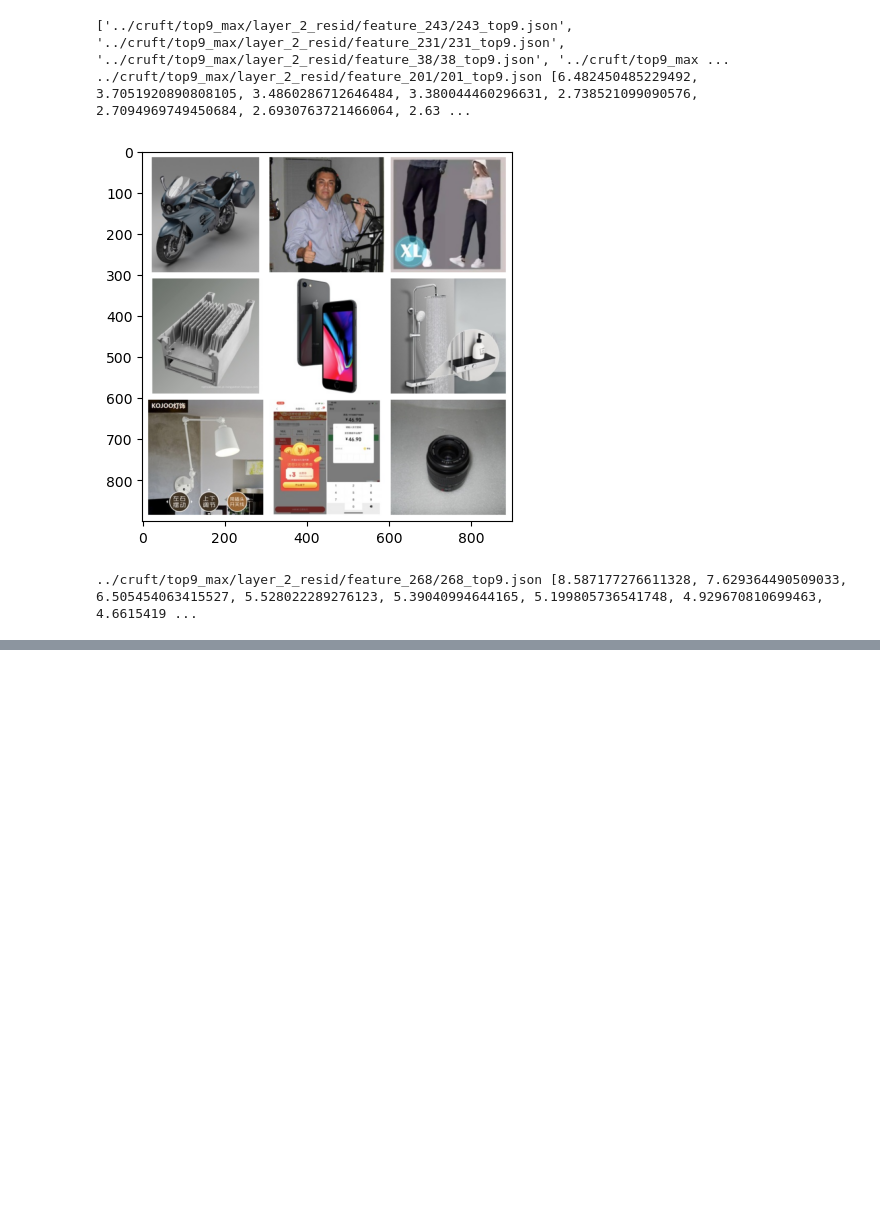
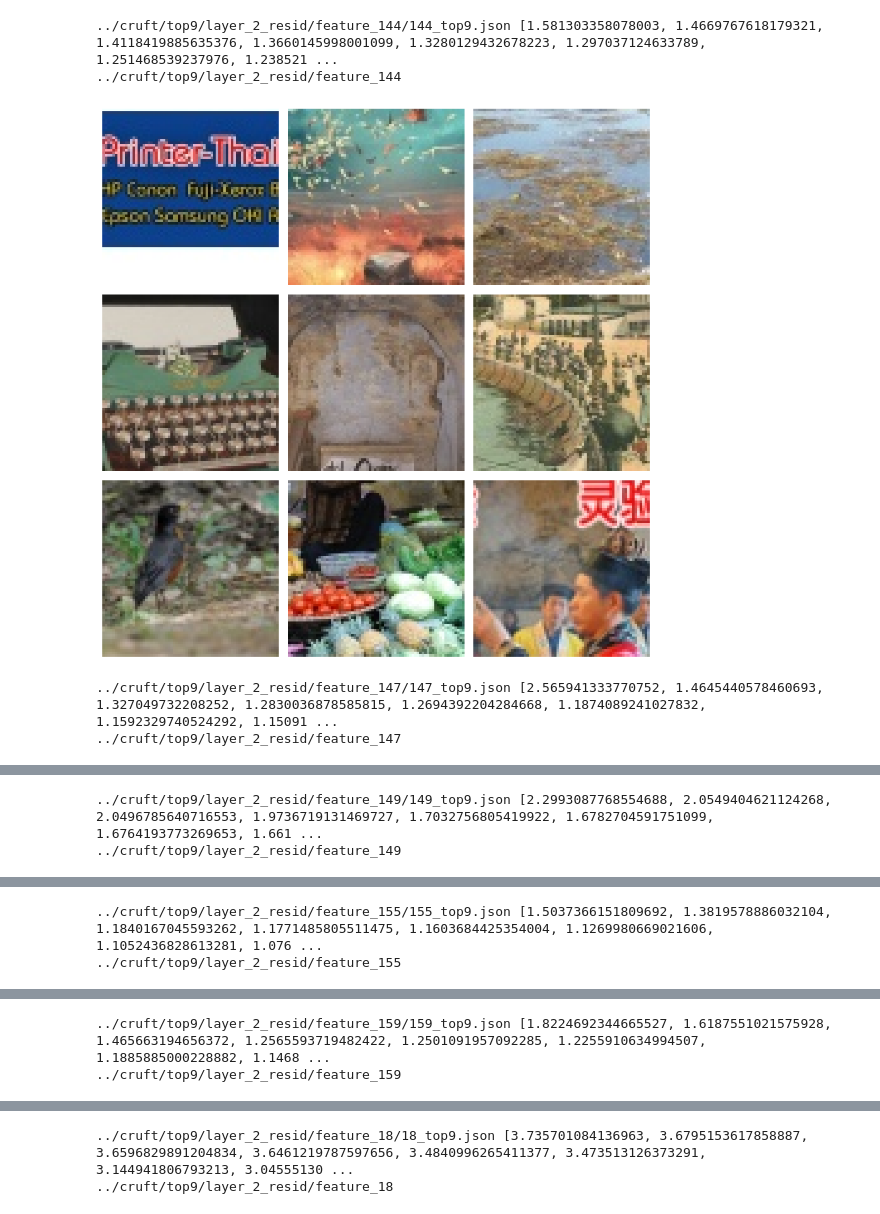
Before and after one commit to Lewington-pitsos/vitsae, a Jupyter notebook: scripts/pad.ipynb, the cells around one changed output, grey strips where cells are left out. Cells and saved outputs as stored; diff of their text form; code cells hidden in the pictures; blank space fills up the shorter version.

```diff
--- a/scripts/pad.ipynb
+++ b/scripts/pad.ipynb
@@ -6,54 +72,62 @@ from PIL import Image
 # %%
-base_dir = '../cruft/top9_max/layer_2_resid'
+base_dir = '../cruft/top9/layer_2_resid'
 
 subdirs = os.listdir(base_dir)
 
 files = []
 
 for subdir in subdirs:
     if subdir != 'stats.json':
         abs_subdir = os.path.join(base_dir, subdir)
         files += [os.path.join(abs_subdir, x) for x in os.listdir(abs_subdir) if '.json' in x]
 
-print(files)
+seq_idx = 137
 
 count = 0
 for file in sorted(files):
     with open(file) as f:
         data = json.load(f)
 
-    if max(data['values']) > 4:
+    if max(data['values']) > 1.5:
         print(file, data['values'])
 
-        grid_file = file.replace('_top9.json', '_grid.png')
 
-        img = Image.open(grid_file)
+        if seq_idx != 0:
+            images = []
+            parent = os.path.dirname(file)
+            print(parent)
 
-        plt.imshow(img)
-        plt.show()
+            img_files = sorted([os.path.join(parent, f) for f in os.listdir(parent) if 'grid' not in f and '.json' not in f])
+
+            new_grid = []
+            for f in img_files:
+                new_grid.append(crop_patches(Image.open(f), seq_idx))
+
+            if len(new_grid) != 9:
+                print(f"Expected 9 images, found {len(new_grid)} in {parent}. Skipping.")
+                continue
+
+            # Now, plot the new_grid images in a 3x3 grid
+            fig, axes = plt.subplots(3, 3, figsize=(9, 9))
+
+            for idx, ax in enumerate(axes.flatten()):
+                ax.imshow(new_grid[idx])
+                ax.axis('off')
+
+            plt.tight_layout()
+            plt.show()
+        else:
+            img = Image.open(file.replace('top9.json', 'grid.png'))
+            plt.imshow(img)
+            plt.axis('off')
+            plt.show()
+
         count += 1
-
         if count > 20:
             break
-
-
-    # 17
-    # - clothes
-    # - russian text 133
-    # - headshots 128
-    # - 14 european housing
-
-
-# 17 cls
-# - text at the bottom 648
-# - black clothes 732
-# - advertising for locations/holidays 892
-
-# 17 token 1
-# - grey border 298
-#
 # %% [output]
-['../cruft/top9_max/layer_2_resid/feature_243/243_top9.json', '../cruft/top9_max/layer_2_resid/feature_231/231_top9.json', '../cruft/top9_max/layer_2_resid/feature_38/38_top9.json', '../cruft/top9_max ...
-../cruft/top9_max/layer_2_resid/feature_201/201_top9.json [6.482450485229492, 3.7051920890808105, 3.4860286712646484, 3.380044460296631, 2.738521099090576, 2.7094969749450684, 2.6930763721466064, 2.63 ...
+../cruft/top9/layer_2_resid/feature_144/144_top9.json [1.581303358078003, 1.4669767618179321, 1.4118419885635376, 1.3660145998001099, 1.3280129432678223, 1.297037124633789, 1.251468539237976, 1.238521 ...
+../cruft/top9/layer_2_resid/feature_144
-[figure, old version]
+[figure, new version]
-../cruft/top9_max/layer_2_resid/feature_268/268_top9.json [8.587177276611328, 7.629364490509033, 6.505454063415527, 5.528022289276123, 5.39040994644165, 5.199805736541748, 4.929670810699463, 4.6615419 ...
+../cruft/top9/layer_2_resid/feature_147/147_top9.json [2.565941333770752, 1.4645440578460693, 1.327049732208252, 1.2830036878585815, 1.2694392204284668, 1.1874089241027832, 1.1592329740524292, 1.15091 ...
+../cruft/top9/layer_2_resid/feature_147
@@ -60,0 +135,2 @@ for file in sorted(files):
+../cruft/top9/layer_2_resid/feature_149/149_top9.json [2.2993087768554688, 2.0549404621124268, 2.0496785640716553, 1.9736719131469727, 1.7032756805419922, 1.6782704591751099, 1.6764193773269653, 1.661 ...
+../cruft/top9/layer_2_resid/feature_149
@@ -60,0 +138,2 @@ for file in sorted(files):
+../cruft/top9/layer_2_resid/feature_155/155_top9.json [1.5037366151809692, 1.3819578886032104, 1.1840167045593262, 1.1771485805511475, 1.1603684425354004, 1.1269980669021606, 1.1052436828613281, 1.076 ...
+../cruft/top9/layer_2_resid/feature_155
@@ -60,0 +141,2 @@ for file in sorted(files):
+../cruft/top9/layer_2_resid/feature_159/159_top9.json [1.8224692344665527, 1.6187551021575928, 1.465663194656372, 1.2565593719482422, 1.2501091957092285, 1.2255910634994507, 1.1885885000228882, 1.1468 ...
+../cruft/top9/layer_2_resid/feature_159
@@ -60,0 +144,2 @@ for file in sorted(files):
+../cruft/top9/layer_2_resid/feature_18/18_top9.json [3.735701084136963, 3.6795153617858887, 3.6596829891204834, 3.6461219787597656, 3.4840996265411377, 3.473513126373291, 3.144941806793213, 3.04555130 ...
+../cruft/top9/layer_2_resid/feature_18
```
Also changed, not shown: parts of 19 cells of this notebook, 1 other file.
